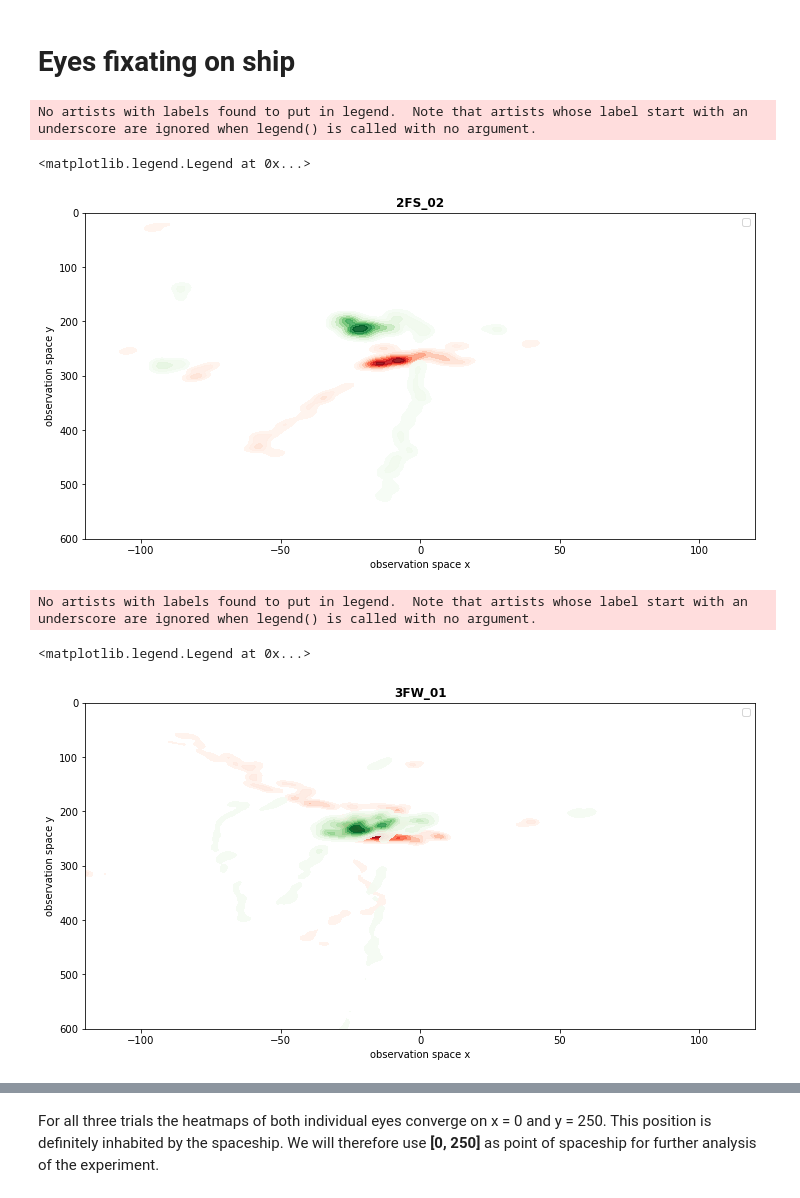
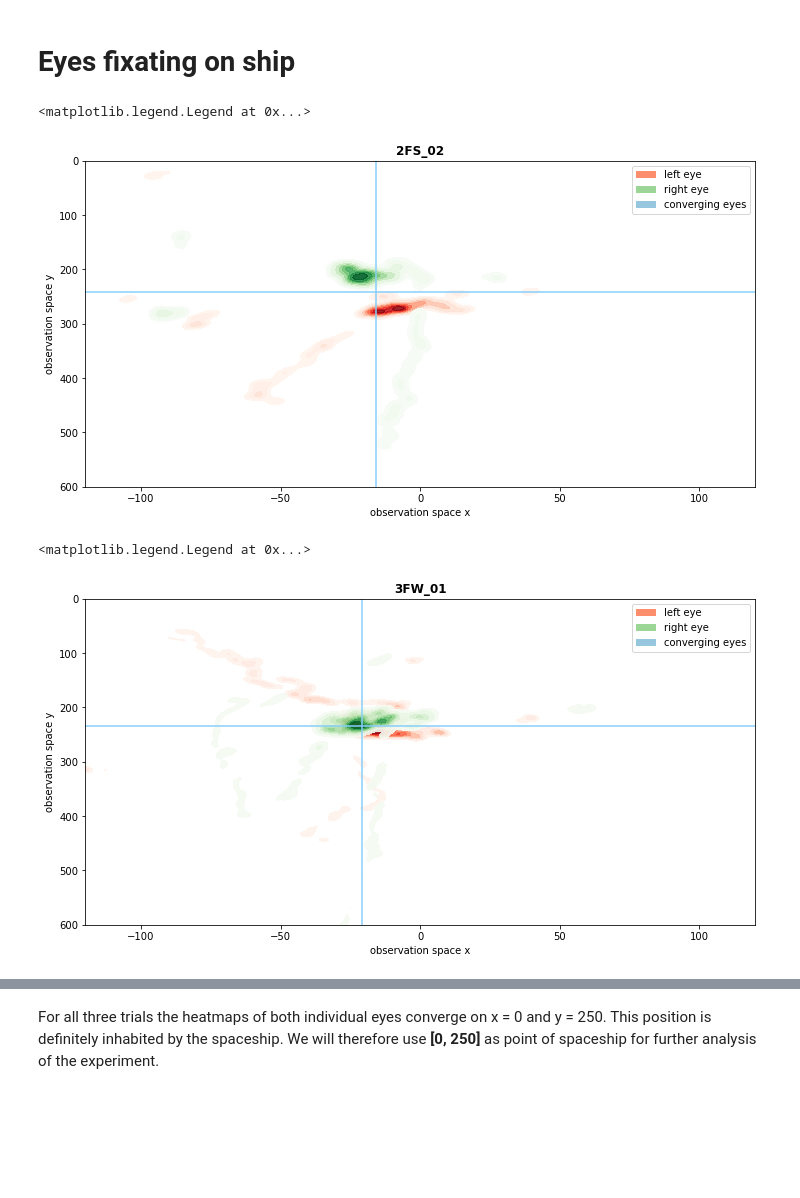
Before and after one commit to nilsheinrich/eye_movement_analysis_moonlander, a Jupyter notebook: data_analysis.ipynb, the cells around one changed output, grey strips where cells are left out. Drawn from its saved outputs; the diff is of its cells as text; code cells hidden in the pictures; blank space fills up the shorter version.

Commit message:
tuned visualization of saccade amplitudes and heatmaps and adjusted file structure of plots

```diff
--- a/data_analysis.ipynb
+++ b/data_analysis.ipynb
@@ -142,7 +143,8 @@ def calc_saccade_direction(saccade_rows):
     right_eye_y_direction = saccade_rows.iloc[-1].RightEyeY - saccade_rows.iloc[0].RightEyeY
     y_direction = (left_eye_y_direction + right_eye_y_direction)/2
 
-    saccade_rows.saccade_direction = saccade_rows.apply(lambda x: [x_direction, y_direction], axis=1)
+    saccade_rows.saccade_direction_x = saccade_rows.apply(lambda x: x_direction, axis=1)
+    saccade_rows.saccade_direction_y = saccade_rows.apply(lambda x: y_direction, axis=1)
     saccade_rows.saccade_amplitude = saccade_rows.apply(lambda x: np.sqrt(np.power(x_direction, 2) + np.power(y_direction, 2)), axis=1)
 
     return saccade_rows
@@ -179,12 +181,13 @@ def pre_process_eye_data(eye_data):
     eye_data.loc[eye_data.Saccade < 1.0, "N_saccade"] = np.nan  # have NaN everywhere where there is no saccade
 
     # insert saccade direction column
-    eye_data["saccade_direction"] = np.nan
+    eye_data["saccade_direction_x"] = np.nan
+    eye_data["saccade_direction_y"] = np.nan
     eye_data["saccade_amplitude"] = np.nan
     out = eye_data.groupby("N_saccade", dropna=False).apply(calc_saccade_direction)
 
     # set saccade direction to NaN everywhere where there is no saccade
-    out.loc[eye_data.Saccade < 1.0, "saccade_direction"] = np.nan
+    out.loc[eye_data.Saccade < 1.0, ["saccade_direction_x", "saccade_direction_y"]] = np.nan
 
     # sum up left and right eye positions to converging eye position in x and y dimension
     out["converging_eye_x"] = out.apply(lambda row: (row.LeftEyeX + row.RightEyeX) / 2, axis=1)
@@ -348,37 +366,44 @@ ax.set_title(f"{code}", fontdict={"fontweight": "bold"})
 # axis labels
 ax.set_xlabel("observation space x")
 ax.set_ylabel("observation space y")
 
 ax.set_xlim([-120, 120])
 ax.set_ylim([0, 600])
 
 plt.gca().invert_yaxis()
 
 # Plotting
 colors = ["crimson", "limegreen"]
 
 #ax.scatter(fixations.LeftEyeX, fixations.LeftEyeY, marker=".", color=colors[0], alpha=0.3)
 #ax.scatter(fixations.RightEyeX, fixations.RightEyeY, marker=".", color=colors[1], alpha=0.3)
 
 heatmap_left = sns.kdeplot(x=fixations.LeftEyeX,
                            y=fixations.LeftEyeY,
                            cmap="Reds",
                            shade=True,
                            alpha=0.9,
                            bw_adjust=0.4)
 
 heatmap_right = sns.kdeplot(x=fixations.RightEyeX,
                            y=fixations.RightEyeY,
                            cmap="Greens",
                            shade=True,
                            alpha=0.9,
                            bw_adjust=0.4)
 
-ax.legend()
+y_coord = point_estimate(fixations.converging_eye_y)[0]
+ax.axhline(y_coord, color="lightskyblue")
+x_coord = point_estimate(fixations.converging_eye_x)[0]
+ax.axvline(x_coord, color="lightskyblue")
+
+handles = [mpatches.Patch(facecolor=plt.cm.Reds(100), label="left eye"),
+           mpatches.Patch(facecolor=plt.cm.Greens(100), label="right eye"),
+           mpatches.Patch(facecolor=plt.cm.Blues(100), label="converging eyes")]
+ax.legend(handles=handles)
 # %% [output]
-No artists with labels found to put in legend.  Note that artists whose label start with an underscore are ignored when legend() is called with no argument.
+<matplotlib.legend.Legend at 0x...>
-<matplotlib.legend.Legend at 0x...>
-[figure, old version]
+[figure, new version]
 # %%
 code = "3FW_01"
 only_ship_data = pd.read_csv(f'eye_data/only_ship_eye_tracking_output_{code}.csv', index_col=False)
@@ -418,11 +443,18 @@ heatmap_right = sns.kdeplot(x=fixations.RightEyeX,
                            alpha=0.9,
                            bw_adjust=0.4)
 
-ax.legend()
+y_coord = point_estimate(fixations.converging_eye_y)[0]
+ax.axhline(y_coord, color="lightskyblue")
+x_coord = point_estimate(fixations.converging_eye_x)[0]
+ax.axvline(x_coord, color="lightskyblue")
+
+handles = [mpatches.Patch(facecolor=plt.cm.Reds(100), label="left eye"),
+           mpatches.Patch(facecolor=plt.cm.Greens(100), label="right eye"),
+           mpatches.Patch(facecolor=plt.cm.Blues(100), label="converging eyes")]
+ax.legend(handles=handles)
 # %% [output]
-No artists with labels found to put in legend.  Note that artists whose label start with an underscore are ignored when legend() is called with no argument.
+<matplotlib.legend.Legend at 0x...>
-<matplotlib.legend.Legend at 0x...>
-[figure, old version]
+[figure, new version]
 # %%
 code = "4FN_00"
 only_ship_data = pd.read_csv(f'eye_data/only_ship_eye_tracking_output_{code}.csv', index_col=False)
```
Also changed, not shown: parts of 11 cells of this notebook, 2 other files.
